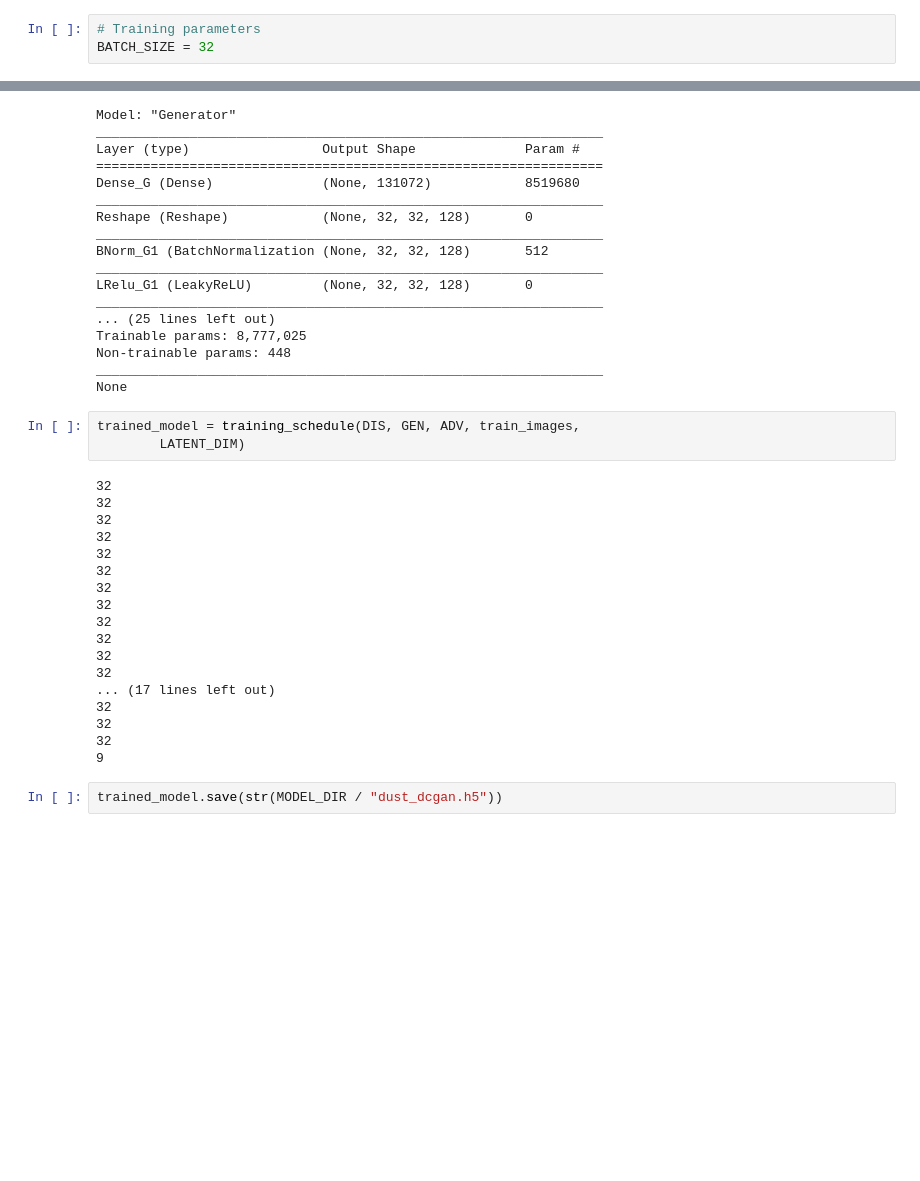
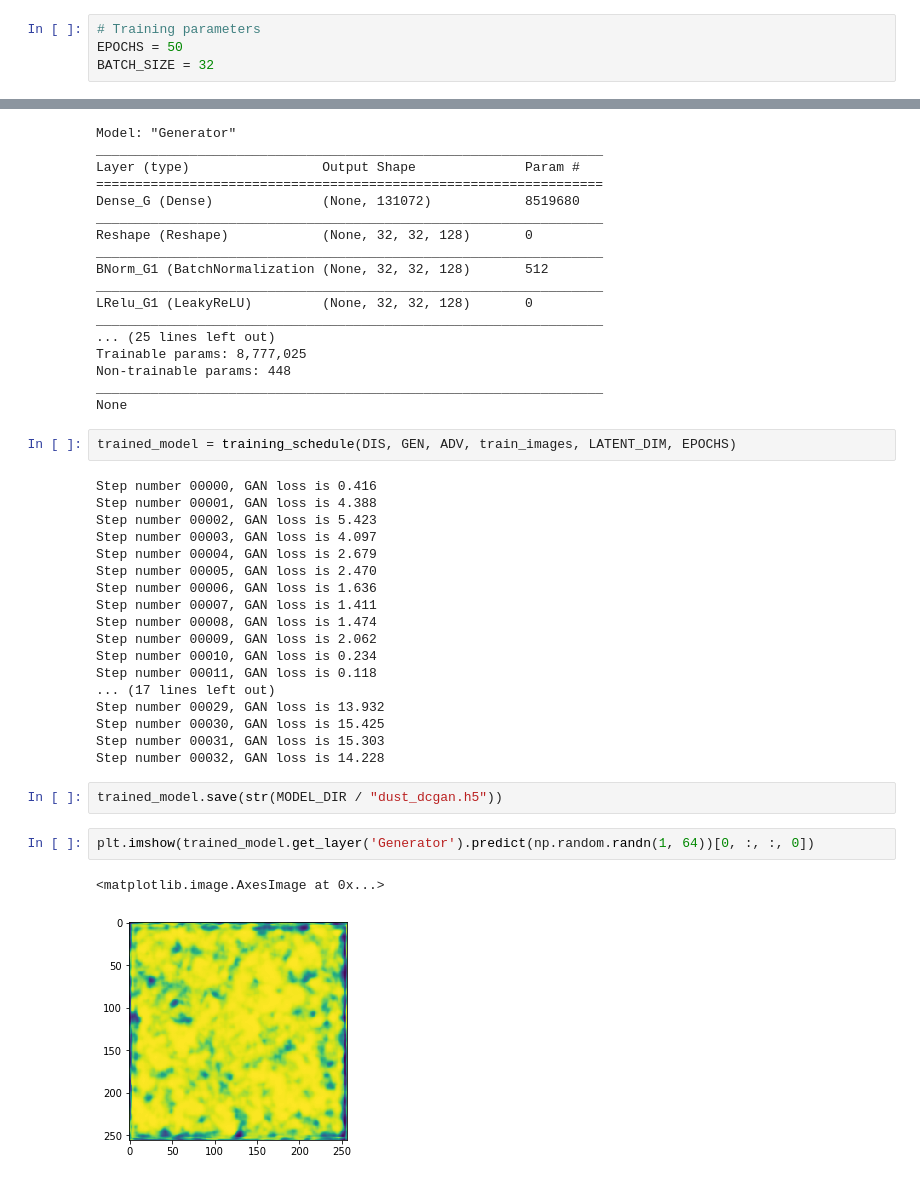
Before and after one commit to b-thorne/began, a Jupyter notebook: notebooks/dust-dcgan.ipynb, the cells around one changed output, grey strips where cells are left out. Drawn from its saved outputs; the diff is of its cells as text; blank space fills up the shorter version.

Commit message:
Updated dust training

```diff
--- a/notebooks/dust-dcgan.ipynb
+++ b/notebooks/dust-dcgan.ipynb
@@ -41,6 +41,7 @@ LATENT_DIM = 64
 SHAPE = (IMG_DIM, IMG_DIM, CHANNELS)
 # %%
 # Training parameters
+EPOCHS = 50
 BATCH_SIZE = 32
 # %%
 # Build inidividual and joint models.
@@ -67,25 +68,29 @@ Non-trainable params: 448
 _________________________________________________________________
 None
 # %%
-trained_model = training_schedule(DIS, GEN, ADV, train_images,
-        LATENT_DIM)
+trained_model = training_schedule(DIS, GEN, ADV, train_images, LATENT_DIM, EPOCHS)
 # %% [output]
-32
-32
-32
-32
-32
-32
-32
-32
-32
-32
-32
-32
+Step number 00000, GAN loss is 0.416
+Step number 00001, GAN loss is 4.388
+Step number 00002, GAN loss is 5.423
+Step number 00003, GAN loss is 4.097
+Step number 00004, GAN loss is 2.679
+Step number 00005, GAN loss is 2.470
+Step number 00006, GAN loss is 1.636
+Step number 00007, GAN loss is 1.411
+Step number 00008, GAN loss is 1.474
+Step number 00009, GAN loss is 2.062
+Step number 00010, GAN loss is 0.234
+Step number 00011, GAN loss is 0.118
 ... (17 lines left out)
-32
-32
-32
-9
+Step number 00029, GAN loss is 13.932
+Step number 00030, GAN loss is 15.425
+Step number 00031, GAN loss is 15.303
+Step number 00032, GAN loss is 14.228
 # %%
 trained_model.save(str(MODEL_DIR / "dust_dcgan.h5"))
+# %%
+plt.imshow(trained_model.get_layer('Generator').predict(np.random.randn(1, 64))[0, :, :, 0])
+# %% [output]
+<matplotlib.image.AxesImage at 0x...>
+[figure, added]
```
